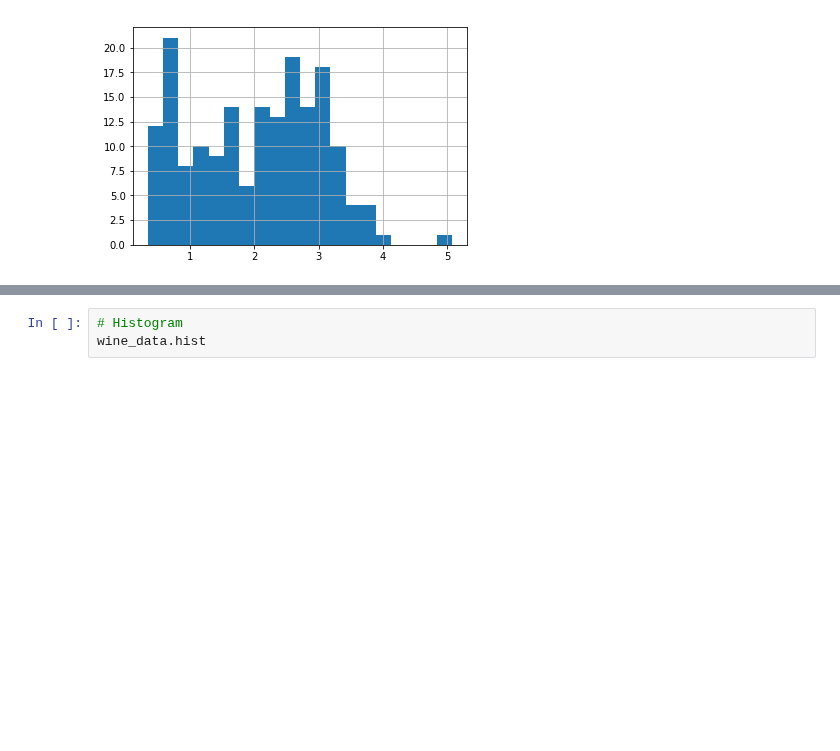
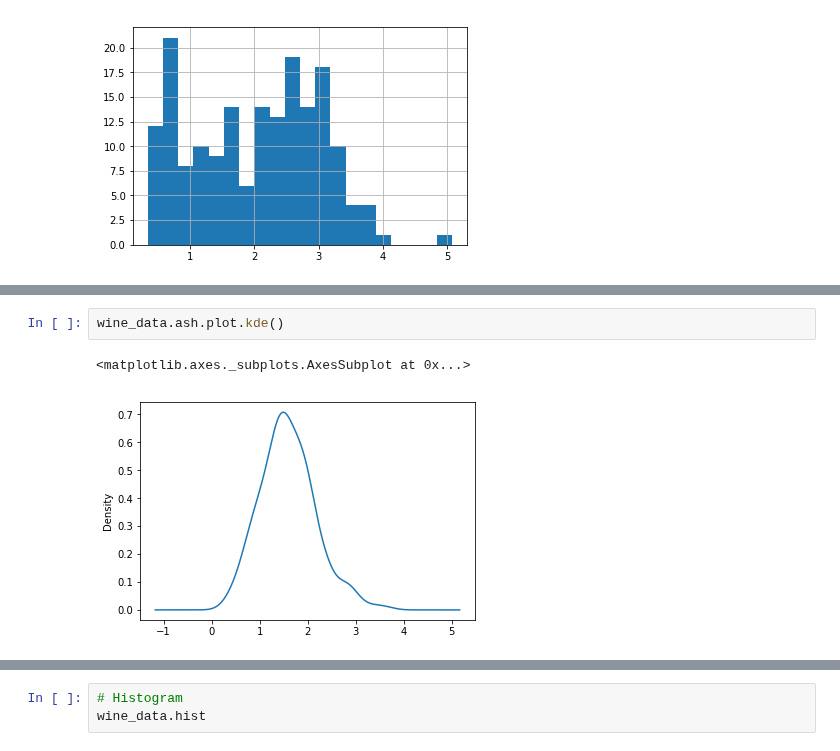
Before and after one commit to HeyLaxmi/DS-Unit-1-Sprint-1-Dealing-With-Data, a Jupyter notebook: Copy_of_LS_DS_112_Loading_Data.ipynb, the cells around one changed output, grey strips where cells are left out. Cells and saved outputs as stored; diff of their text form; blank space fills up the shorter version.

```diff
--- a/Copy_of_LS_DS_112_Loading_Data.ipynb
+++ b/Copy_of_LS_DS_112_Loading_Data.ipynb
@@ -421,0 +438,5 @@ wine_data.alcohol.hist(bins=20);
+# %%
+wine_data.ash.plot.kde()
+# %% [output]
+<matplotlib.axes._subplots.AxesSubplot at 0x...>
+[figure, added]
```
Also changed, not shown: parts of 5 cells of this notebook.
